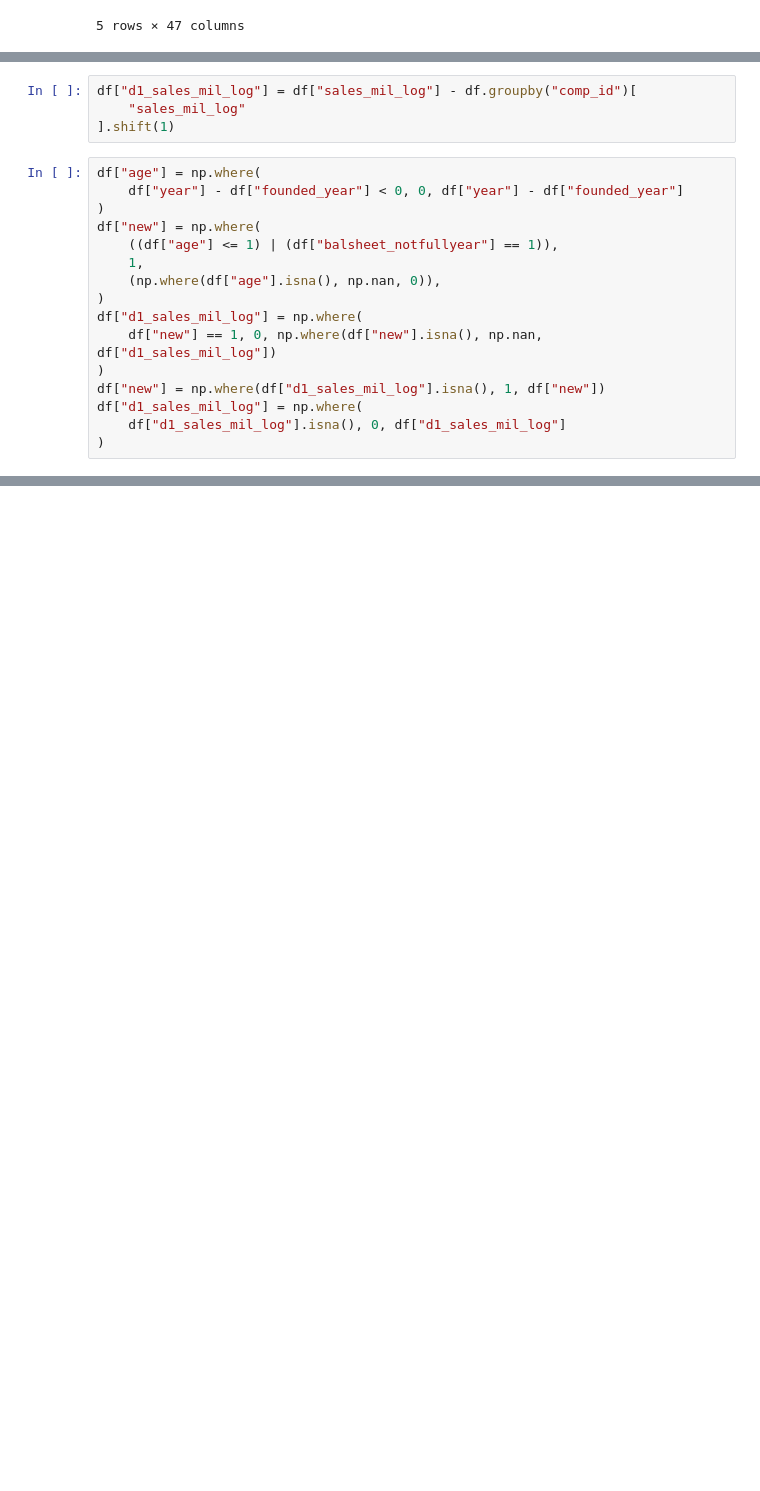
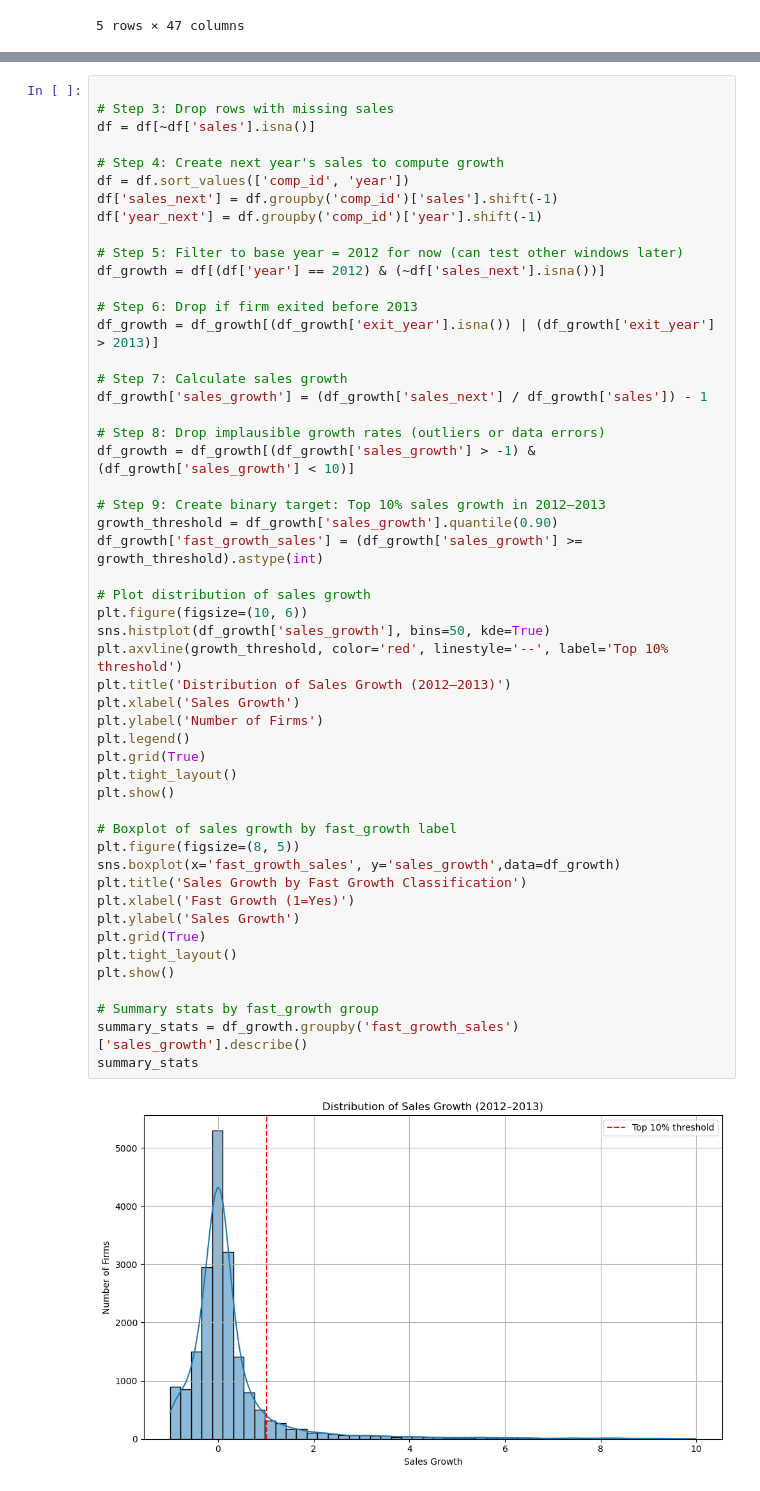
Before and after one commit to shirind76/Data_Analysis_3, a Jupyter notebook: A3/A3.ipynb, the cells around one changed output, grey strips where cells are left out. Cells and saved outputs as stored; diff of their text form; blank space fills up the shorter version.

```diff
--- a/A3/A3.ipynb
+++ b/A3/A3.ipynb
@@ -169,20 +149,0 @@ df = df.assign(
-# %%
-df["d1_sales_mil_log"] = df["sales_mil_log"] - df.groupby("comp_id")[
-    "sales_mil_log"
-].shift(1)
-# %%
-df["age"] = np.where(
-    df["year"] - df["founded_year"] < 0, 0, df["year"] - df["founded_year"]
-)
-df["new"] = np.where(
-    ((df["age"] <= 1) | (df["balsheet_notfullyear"] == 1)),
-    1,
-    (np.where(df["age"].isna(), np.nan, 0)),
-)
-df["d1_sales_mil_log"] = np.where(
-    df["new"] == 1, 0, np.where(df["new"].isna(), np.nan, df["d1_sales_mil_log"])
-)
-df["new"] = np.where(df["d1_sales_mil_log"].isna(), 1, df["new"])
-df["d1_sales_mil_log"] = np.where(
-    df["d1_sales_mil_log"].isna(), 0, df["d1_sales_mil_log"]
-)
@@ -188,0 +176,53 @@ df["d1_sales_mil_log"] = np.where(
+# %%
+
+# Step 3: Drop rows with missing sales
+df = df[~df['sales'].isna()]
+
+# Step 4: Create next year's sales to compute growth
+df = df.sort_values(['comp_id', 'year'])
+df['sales_next'] = df.groupby('comp_id')['sales'].shift(-1)
+df['year_next'] = df.groupby('comp_id')['year'].shift(-1)
+
+# Step 5: Filter to base year = 2012 for now (can test other windows later)
+df_growth = df[(df['year'] == 2012) & (~df['sales_next'].isna())]
+
+# Step 6: Drop if firm exited before 2013
+df_growth = df_growth[(df_growth['exit_year'].isna()) | (df_growth['exit_year'] > 2013)]
+
+# Step 7: Calculate sales growth
+df_growth['sales_growth'] = (df_growth['sales_next'] / df_growth['sales']) - 1
+
+# Step 8: Drop implausible growth rates (outliers or data errors)
+df_growth = df_growth[(df_growth['sales_growth'] > -1) & (df_growth['sales_growth'] < 10)]
+
+# Step 9: Create binary target: Top 10% sales growth in 2012–2013
+growth_threshold = df_growth['sales_growth'].quantile(0.90)
+df_growth['fast_growth_sales'] = (df_growth['sales_growth'] >= growth_threshold).astype(int)
+
+# Plot distribution of sales growth
+plt.figure(figsize=(10, 6))
+sns.histplot(df_growth['sales_growth'], bins=50, kde=True)
+plt.axvline(growth_threshold, color='red', linestyle='--', label='Top 10% threshold')
+plt.title('Distribution of Sales Growth (2012–2013)')
+plt.xlabel('Sales Growth')
+plt.ylabel('Number of Firms')
+plt.legend()
+plt.grid(True)
+plt.tight_layout()
+plt.show()
+
+# Boxplot of sales growth by fast_growth label
+plt.figure(figsize=(8, 5))
+sns.boxplot(x='fast_growth_sales', y='sales_growth',data=df_growth)
+plt.title('Sales Growth by Fast Growth Classification')
+plt.xlabel('Fast Growth (1=Yes)')
+plt.ylabel('Sales Growth')
+plt.grid(True)
+plt.tight_layout()
+plt.show()
+
+# Summary stats by fast_growth group
+summary_stats = df_growth.groupby('fast_growth_sales')['sales_growth'].describe()
+summary_stats
+# %% [output]
+[figure, added]
```
Also changed, not shown: parts of 5 cells of this notebook.
